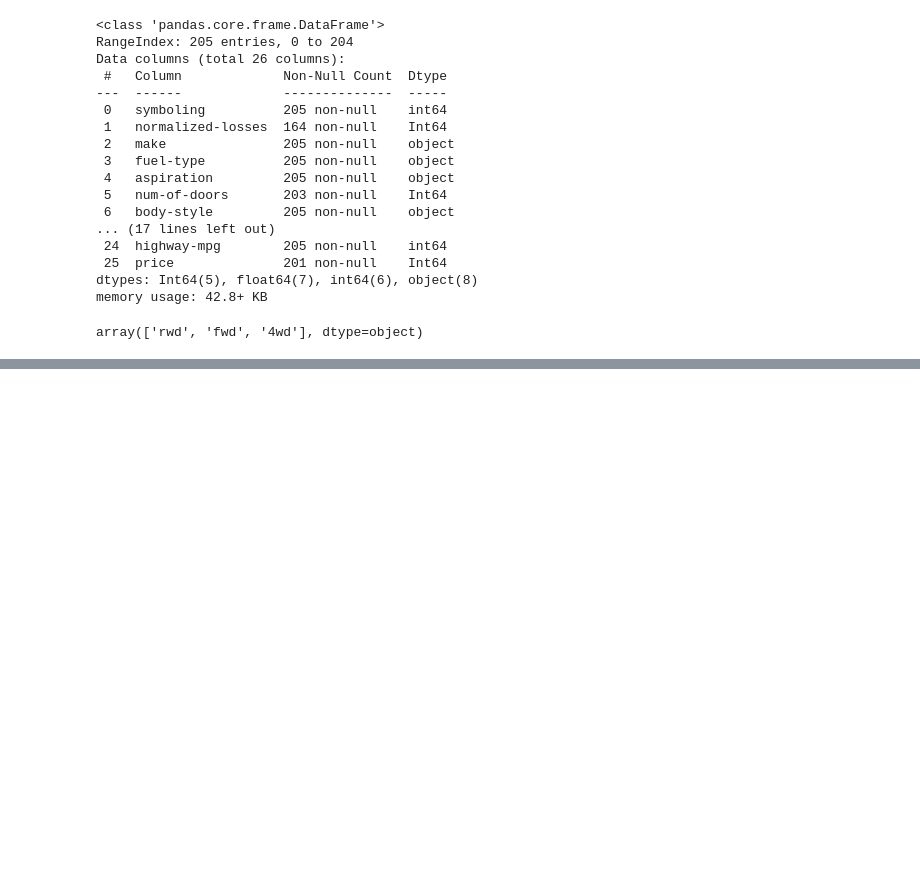
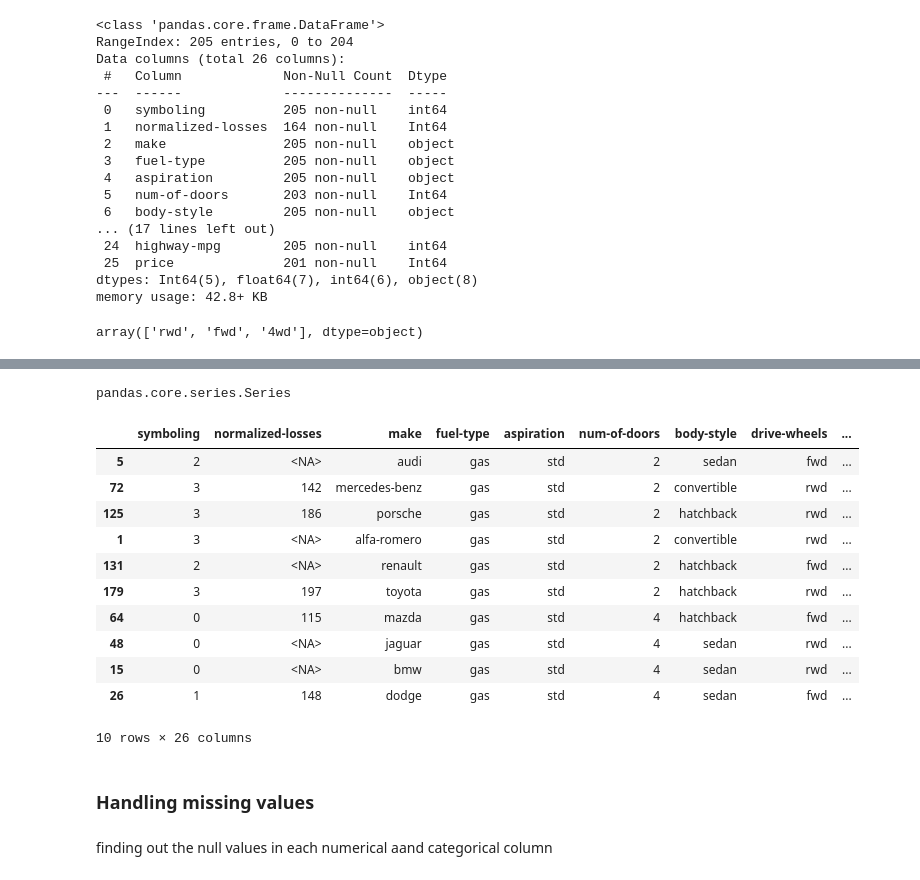
Before and after one commit to kasuleBS/automobile_analysis, a Jupyter notebook: analysis_file.ipynb, the cells around one changed output, grey strips where cells are left out. Cells and saved outputs as stored; diff of their text form; code cells hidden in the pictures; blank space fills up the shorter version.

```diff
--- a/analysis_file.ipynb
+++ b/analysis_file.ipynb
@@ -346,0 +388,23 @@ array(['rwd', 'fwd', '4wd'], dtype=object)
+# %%
+type(automobile_df['symboling'])
+# %% [output]
+pandas.core.series.Series
+# %%
+automobile_df.sample(10)
+# %% [output]
+|  | symboling | normalized-losses | make | fuel-type | aspiration | num-of-doors | body-style | drive-wheels | ... |
+| 5 | 2 | <NA> | audi | gas | std | 2 | sedan | fwd | ... |
+| 72 | 3 | 142 | mercedes-benz | gas | std | 2 | convertible | rwd | ... |
+| 125 | 3 | 186 | porsche | gas | std | 2 | hatchback | rwd | ... |
+| 1 | 3 | <NA> | alfa-romero | gas | std | 2 | convertible | rwd | ... |
+| 131 | 2 | <NA> | renault | gas | std | 2 | hatchback | fwd | ... |
+| 179 | 3 | 197 | toyota | gas | std | 2 | hatchback | rwd | ... |
+| 64 | 0 | 115 | mazda | gas | std | 4 | hatchback | fwd | ... |
+| 48 | 0 | <NA> | jaguar | gas | std | 4 | sedan | rwd | ... |
+| 15 | 0 | <NA> | bmw | gas | std | 4 | sedan | rwd | ... |
+| 26 | 1 | 148 | dodge | gas | std | 4 | sedan | fwd | ... |
+10 rows × 26 columns
+# %% [markdown]
+### Handling missing values
+# %% [markdown]
+finding out the null values in each numerical aand categorical column
```
Also changed, not shown: parts of 30 cells of this notebook.
